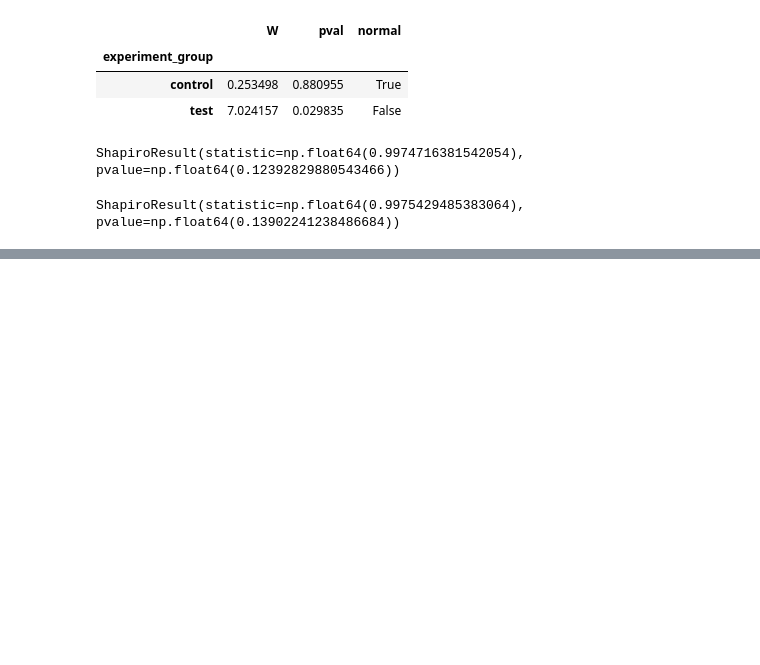
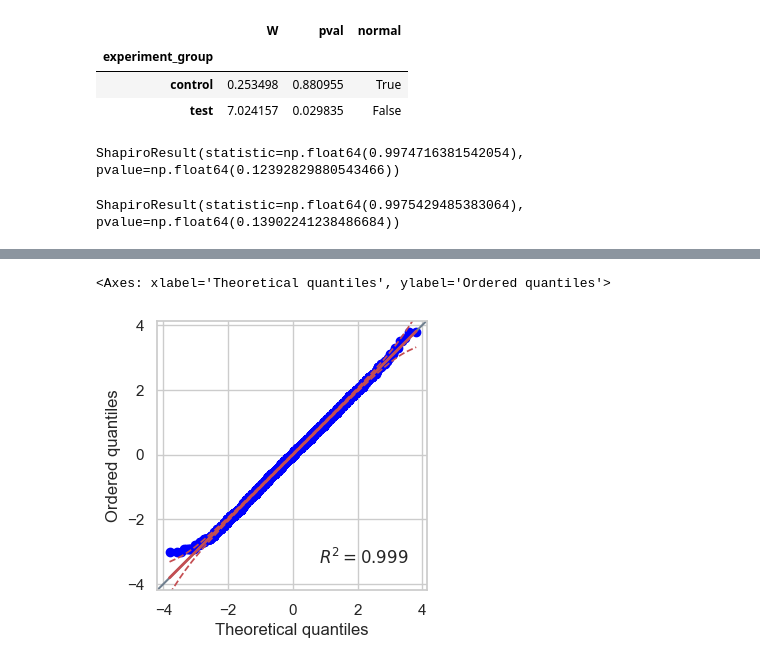
Before and after one commit to Praldmur/Simulation, a Jupyter notebook: 6_mod/4.ipynb, the cells around one changed output, grey strips where cells are left out. Saved outputs shown, nothing was run; the diff lists cells and outputs as text; code cells hidden in the pictures; blank space fills up the shorter version.

```diff
--- a/6_mod/4.ipynb
+++ b/6_mod/4.ipynb
@@ -146,0 +157,5 @@ ShapiroResult(statistic=np.float64(0.9975429485383064), pvalue=np.float64(0.1390
+# %%
+pg.qqplot(df[df['experiment_group']=='control'].delivery_time)
+# %% [output]
+<Axes: xlabel='Theoretical quantiles', ylabel='Ordered quantiles'>
+[figure, added]
```
Also changed, not shown: parts of 13 cells of this notebook.
